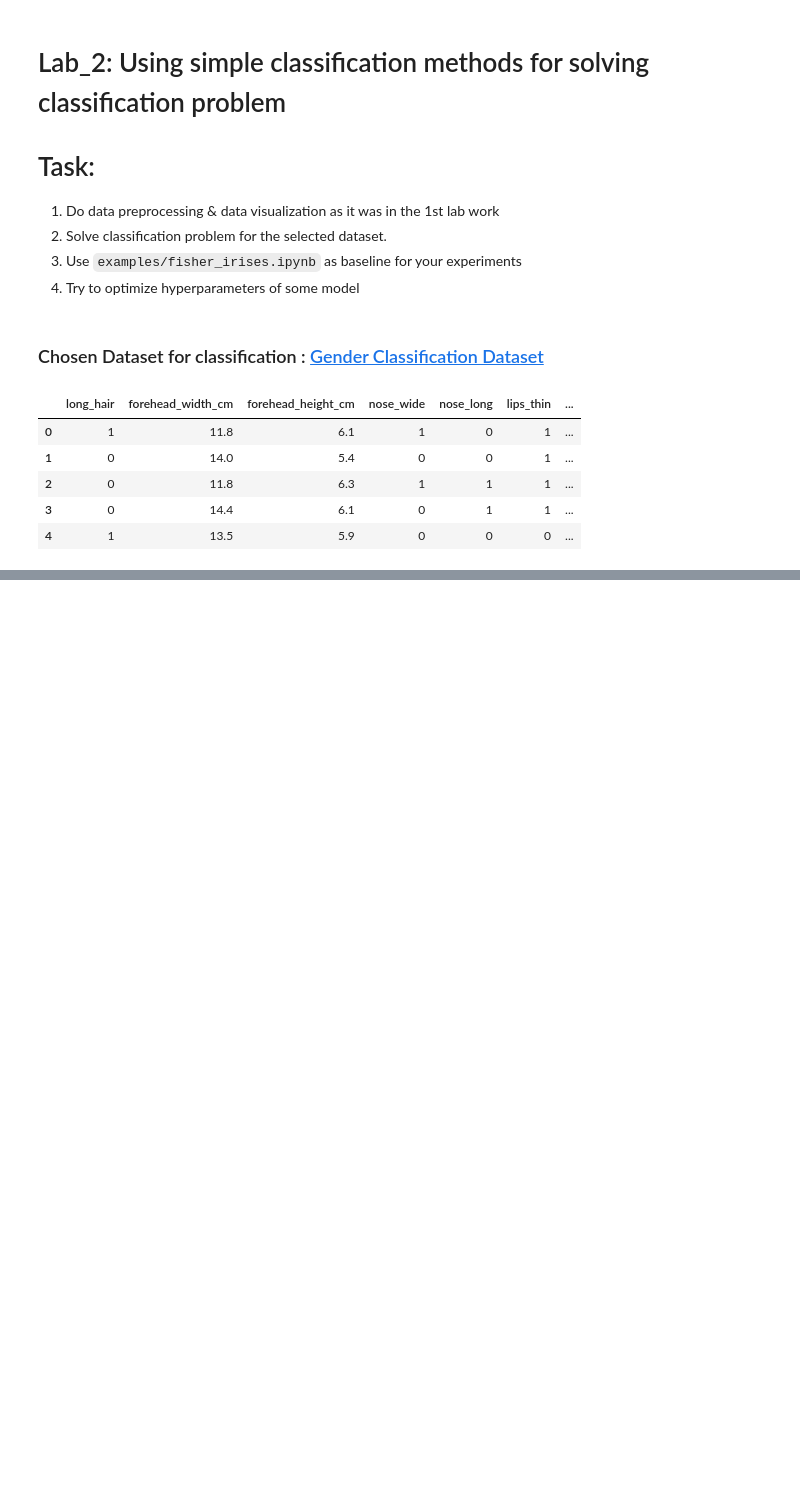
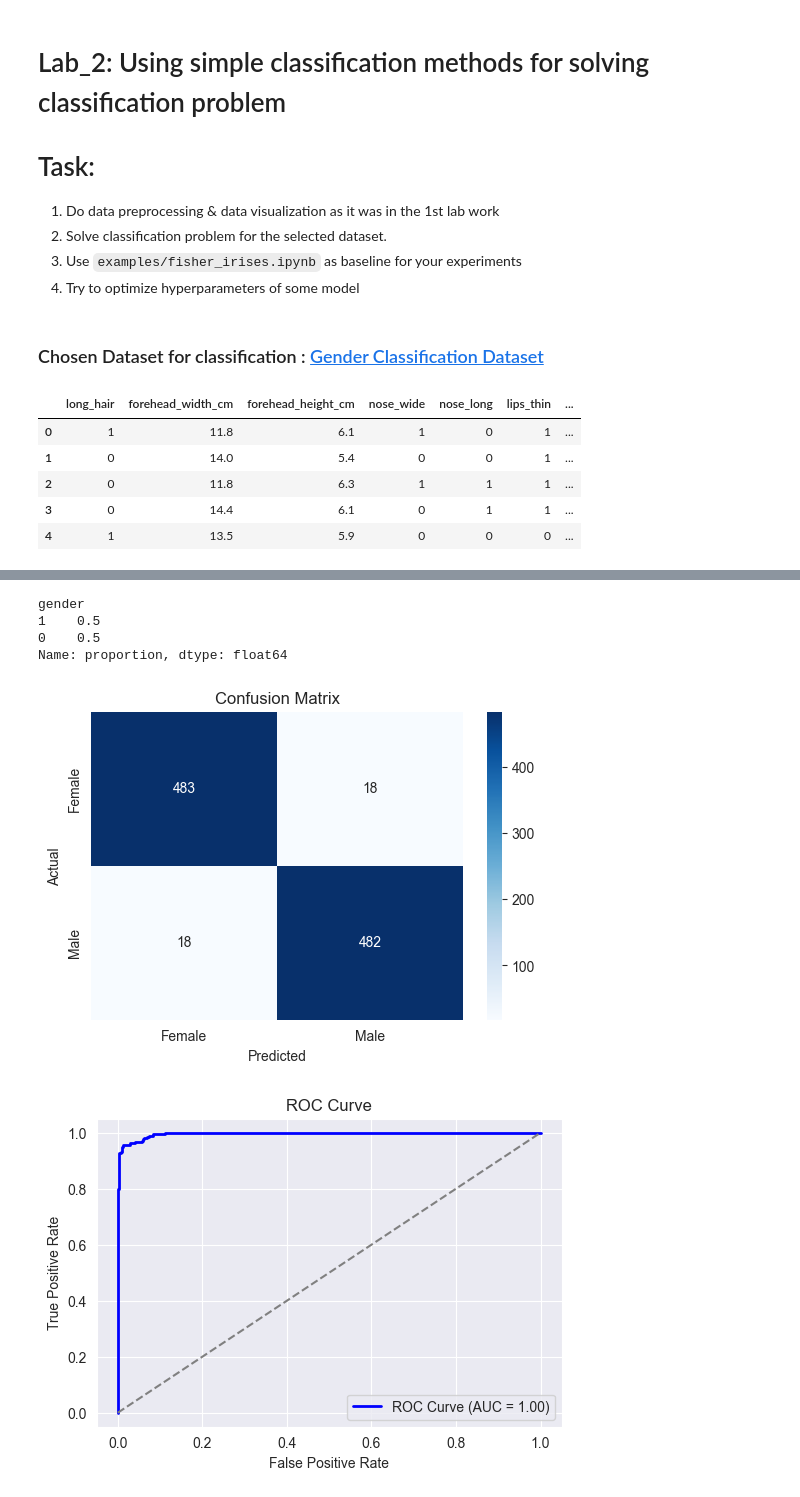
Before and after one commit to ivan-22-3-5/ML_6th_sem, a Jupyter notebook: lab4/task/lab_4.ipynb, the cells around one changed output, grey strips where cells are left out. Cells and saved outputs as stored; diff of their text form; code cells hidden in the pictures; blank space fills up the shorter version.

```diff
--- a/lab4/task/lab_4.ipynb
+++ b/lab4/task/lab_4.ipynb
@@ -22,0 +65,11 @@ df.head()
+# %%
+from sklearn.model_selection import train_test_split
+
+X_train, X_test, y_train, y_test = train_test_split(X, y, test_size=0.2, random_state=42, stratify=y)
+
+y_train.value_counts(normalize=True)
+# %% [output]
+gender
+1    0.5
+0    0.5
+Name: proportion, dtype: float64
@@ -22,0 +92,40 @@ df.head()
+# %%
+from sklearn.metrics import confusion_matrix, roc_curve, auc
+
+
+def plot_confusion_matrix(test, pred):
+    cm = confusion_matrix(test, pred)
+
+    plt.figure(figsize=(6, 4))
+    sns.heatmap(cm, annot=True, fmt="d", cmap="Blues", xticklabels=["Female", "Male"], yticklabels=["Female", "Male"])
+    plt.xlabel("Predicted")
+    plt.ylabel("Actual")
+    plt.title("Confusion Matrix")
+    plt.show()
+# %%
+def plot_roc_curve(predicted_probabilities, output_test):
+    fpr, tpr, _ = roc_curve(output_test, predicted_probabilities)
+    roc_auc = auc(fpr, tpr)
+
+    plt.figure(figsize=(6, 4))
+    plt.plot(fpr, tpr, color="blue", lw=2, label=f"ROC Curve (AUC = {roc_auc:.2f})")
+    plt.plot([0, 1], [0, 1], color="gray", linestyle="--")
+    plt.xlabel("False Positive Rate")
+    plt.ylabel("True Positive Rate")
+    plt.title("ROC Curve")
+    plt.legend(loc="lower right")
+    plt.show()
+# %%
+from sklearn.linear_model import LogisticRegression
+
+lg = LogisticRegression()
+lg.fit(X_train, y_train)
+
+y_pred = lg.predict(X_test)
+
+metrics(y_test, y_pred)
+plot_confusion_matrix(y_test, y_pred)
+plot_roc_curve(lg.predict_proba(X_test)[:, 1], y_test)
+# %% [output]
+[figure, added]
+[figure, added]
```
Also changed, not shown: parts of 8 cells of this notebook.
